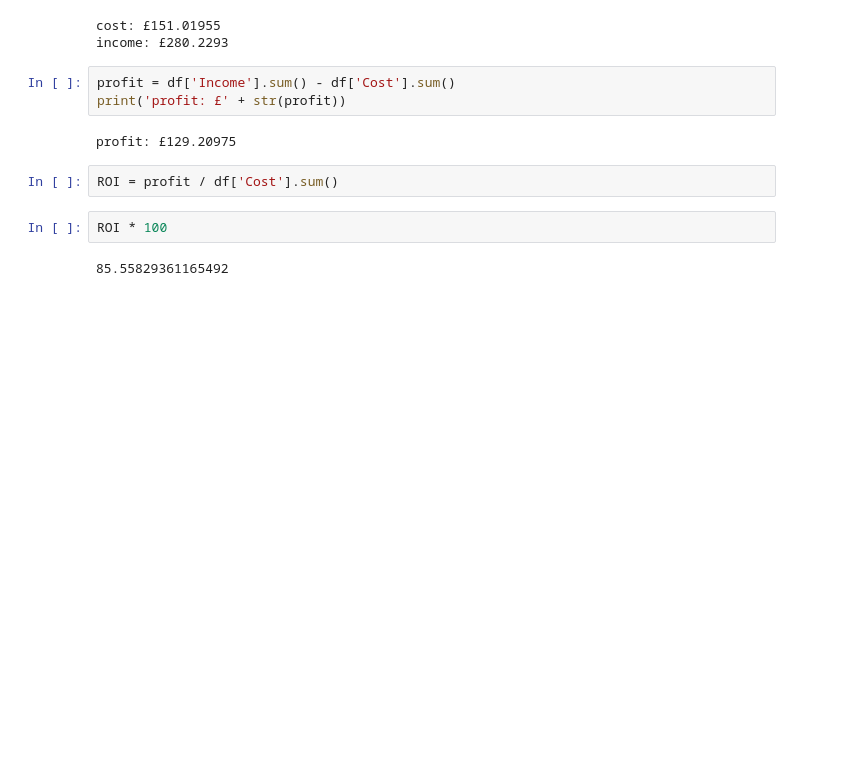
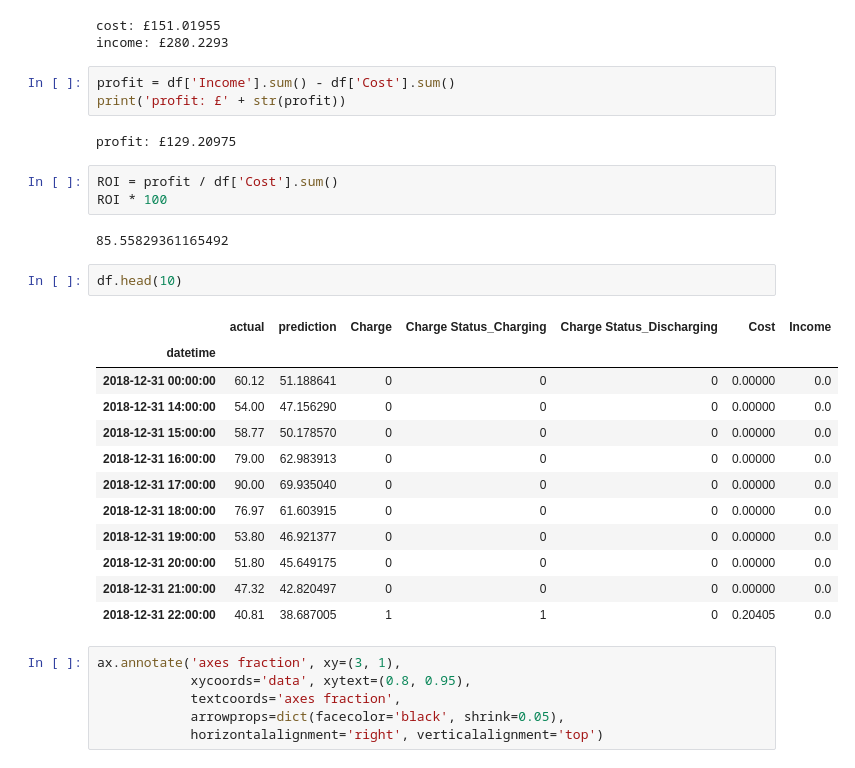
Before and after one commit to Carterbouley/ElectricityPricePrediction, a Jupyter notebook: Battery.ipynb, the cells around one changed output. Saved outputs shown, nothing was run; the diff lists cells and outputs as text; blank space fills up the shorter version.

```diff
--- a/Battery.ipynb
+++ b/Battery.ipynb
@@ -73,7 +59,27 @@ print('profit: £' + str(profit))
 profit: £129.20975
 # %%
 ROI = profit / df['Cost'].sum()
+ROI * 100
+# %% [output]
+85.55829361165492
-# %%
-ROI * 100
-# %% [output]
-85.55829361165492
+# %%
+df.head(10)
+# %% [output]
+|  | actual | prediction | Charge | Charge Status_Charging | Charge Status_Discharging | Cost | Income |
+| datetime |  |  |  |  |  |  |  |
+| 2018-12-31 00:00:00 | 60.12 | 51.188641 | 0 | 0 | 0 | 0.00000 | 0.0 |
+| 2018-12-31 14:00:00 | 54.00 | 47.156290 | 0 | 0 | 0 | 0.00000 | 0.0 |
+| 2018-12-31 15:00:00 | 58.77 | 50.178570 | 0 | 0 | 0 | 0.00000 | 0.0 |
+| 2018-12-31 16:00:00 | 79.00 | 62.983913 | 0 | 0 | 0 | 0.00000 | 0.0 |
+| 2018-12-31 17:00:00 | 90.00 | 69.935040 | 0 | 0 | 0 | 0.00000 | 0.0 |
+| 2018-12-31 18:00:00 | 76.97 | 61.603915 | 0 | 0 | 0 | 0.00000 | 0.0 |
+| 2018-12-31 19:00:00 | 53.80 | 46.921377 | 0 | 0 | 0 | 0.00000 | 0.0 |
+| 2018-12-31 20:00:00 | 51.80 | 45.649175 | 0 | 0 | 0 | 0.00000 | 0.0 |
+| 2018-12-31 21:00:00 | 47.32 | 42.820497 | 0 | 0 | 0 | 0.00000 | 0.0 |
+| 2018-12-31 22:00:00 | 40.81 | 38.687005 | 1 | 1 | 0 | 0.20405 | 0.0 |
+# %%
+ax.annotate('axes fraction', xy=(3, 1),
+            xycoords='data', xytext=(0.8, 0.95),
+            textcoords='axes fraction',
+            arrowprops=dict(facecolor='black', shrink=0.05),
+            horizontalalignment='right', verticalalignment='top')
```
Also changed, not shown: parts of 13 cells of this notebook.
